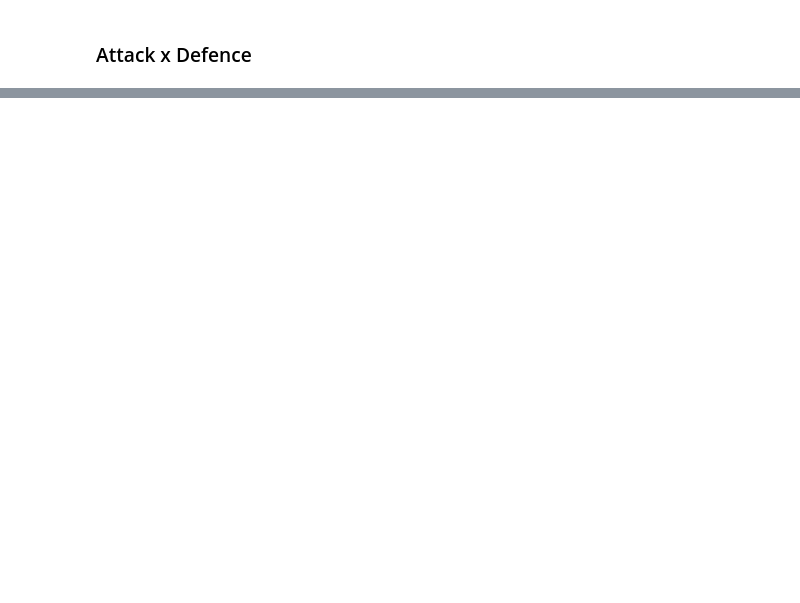
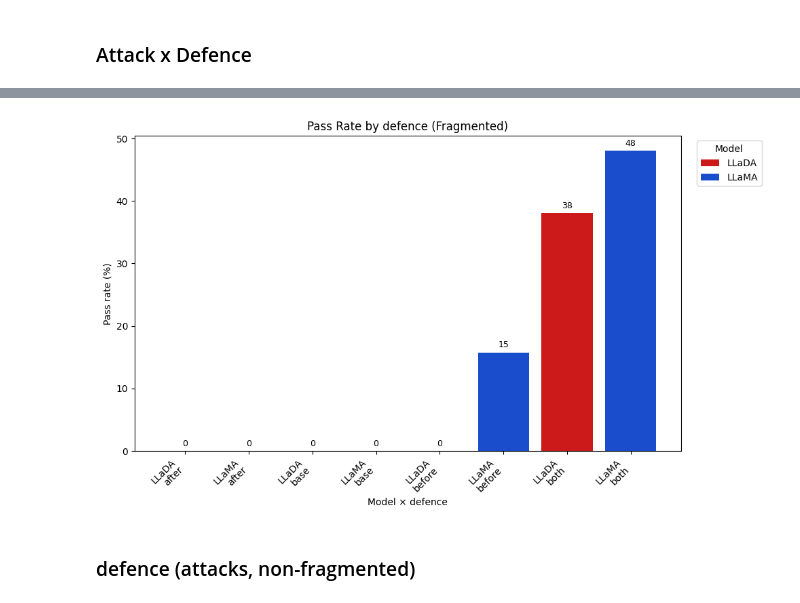
Before and after one commit to burdenlife/LLM-Jailbreaking, a Jupyter notebook: Data Analysis/Untitled.ipynb, the cells around one changed output, grey strips where cells are left out. Cells and saved outputs as stored; diff of their text form; code cells hidden in the pictures; blank space fills up the shorter version.

```diff
--- a/Data Analysis/Untitled.ipynb
+++ b/Data Analysis/Untitled.ipynb
@@ -380,0 +625,6 @@ AXD_metrics
+# %%
+create_graph(llada_w_fragment, llama_w_fragment, 'defence', "(Fragmented)")
+# %% [output]
+[figure, added]
+# %% [markdown]
+### defence (attacks, non-fragmented)
```
Also changed, not shown: parts of 36 cells of this notebook.
